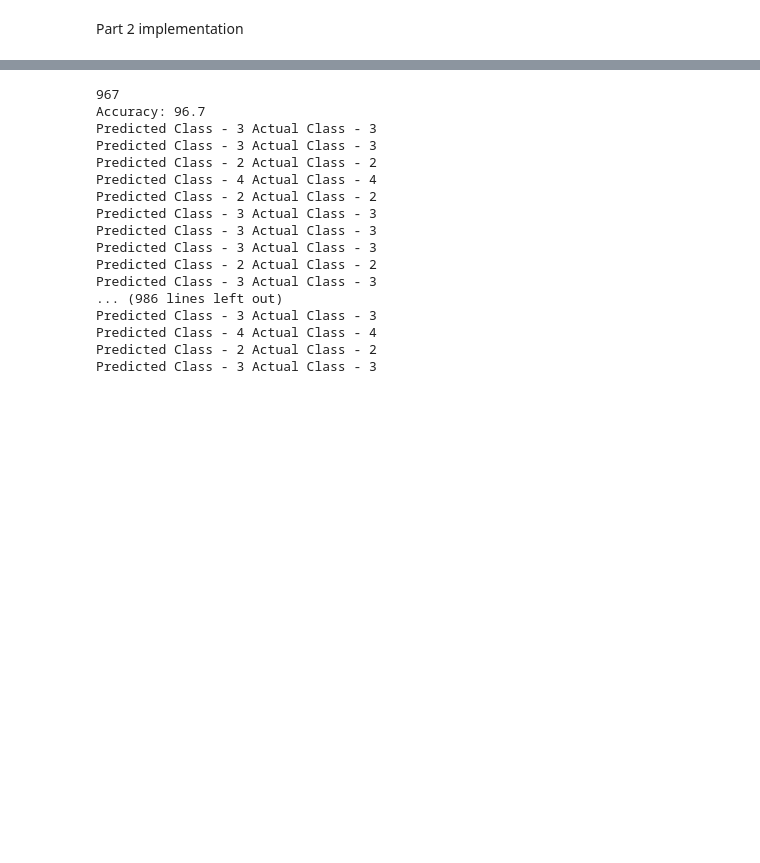
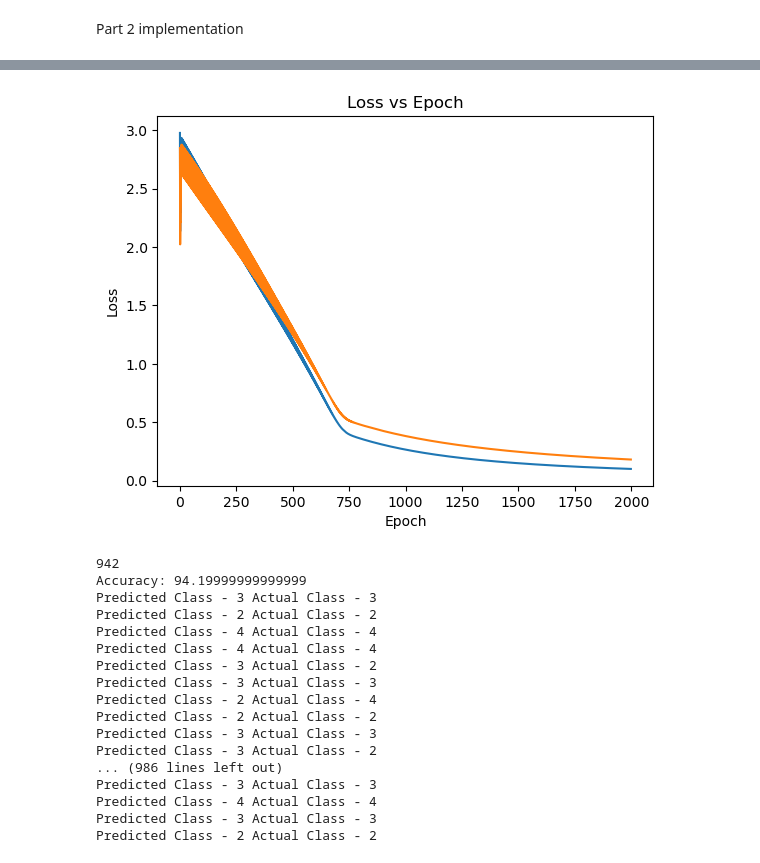
Before and after one commit to sprutxz/IntroToAI, a Jupyter notebook: Project3.ipynb, the cells around one changed output, grey strips where cells are left out. Drawn from its saved outputs; the diff is of its cells as text; code cells hidden in the pictures; blank space fills up the shorter version.

Commit message:
graphing losses

```diff
--- a/Project3.ipynb
+++ b/Project3.ipynb
@@ -176,7 +176,7 @@ testModel([1, 0, 1, 0, 0], weights, alpha, y)
 # %% [markdown]
 Data generation for part 2
 # %%
-diagrams = 5000 #number of max diagrams to be stored in Memory class
+diagrams = 6000 #number of max diagrams to be stored in Memory class
 train_size = 1000 #number of samples to be generated
 test_size = 1000 #number of samples to be used for testing
 memory = Memory(diagrams) #more than diagrams and the oldest diagram stored will be removed
@@ -238,31 +247,53 @@ class Model():
         self.W = W
         self.b = b
         self.epsilon = 1e-10
+        self.train_loss_history = []
+        self.test_loss_history = []
 
-    def fit(self, X, Y, learning_rate = 0.001, epochs = 10):
+    def fit(self, X_train, Y_train, X_test, Y_test, learning_rate = 0.001, epochs = 10):
         for epoch in range(epochs):
 
-            #forward propagation
-            Z = np.dot(X, self.W) + self.b
-            A = softmax(Z)
+            #forward propagation for training
+            Z_train = np.dot(X_train, self.W) + self.b
+            A_train = softmax(Z_train)
 
-            loss = -np.mean(np.sum(Y * np.log(A + self.epsilon), axis=1)) #calculating the loss
+            loss_train = -np.mean(np.sum(Y_train * np.log(A_train + self.epsilon), axis=1)) #calculating the loss
+            self.train_loss_history.append(loss_train)
+
+            # Forward pass for test data
+            Z_test = np.dot(X_test, self.W) + self.b
+            A_test = softmax(Z_test)
+
+            loss_test = -np.mean(np.sum(Y_test * np.log(A_test + self.epsilon), axis=1))
+            self.test_loss_history.append(loss_test)
 
             #calculating the gradients
-            dW = (1/Y.shape[0]) * np.dot(X.T, (A-Y))
-            db = (1/Y.shape[0]) * np.sum(A-Y, axis=0)
+            dW = (1/Y_train.shape[0]) * np.dot(X_train.T, (A_train-Y_train))
+            db = (1/Y_train.shape[0]) * np.sum(A_train-Y_train, axis=0)
 
             #updating the weights and biases
             self.W -= learning_rate * dW
             self.b -= learning_rate * db
 
             if i%100 == 0:
-                print("Epoch: ", epoch, "Loss: ", loss)
+                print("Epoch: ", epoch, "Loss: ", loss_train)
+
+        train_losses = self.train_loss_history[1:]
+        test_losses = self.test_loss_history[1:]
+        self.plot_loss(train_losses, test_losses)
 
     def predict(self, X): #prediction function
         Z = np.dot(X, self.W) + self.b
         probs = softmax(Z)
         return np.argmax(probs, axis=1) + 1
+
+    def plot_loss(self, train_loss_history, test_loss_history):
+        plt.plot(train_loss_history, label = "train loss")
+        plt.plot(test_loss_history, label = "test loss")
+        plt.xlabel('Epoch')
+        plt.ylabel('Loss')
+        plt.title('Loss vs Epoch')
+        plt.show()
 # %%
 num_classes = 4
 num_features = X_train.shape[1]
@@ -290,3 +303,4 @@ Epoch:  999 Loss:  0.3309447274115001
 # %%
-model.fit(X_train, Y_train, 0.01, 1000)
+#training the model
+model.fit(X_train, Y_train, X_test, Y_test, learning_rate=0.01, epochs = 1000)
 # %% [output]
@@ -310,5 +307,5 @@ Epoch:  999 Loss:  0.06634434082537174
+[figure, added]
 # %%
-X_test, Y_test = process_data(test_diagram_arr, test_y_arr)
 predictions = model.predict(X_test)
 
 correct_predictions = np.sum(predictions == test_y_arr)
@@ -319,23 +316,23 @@ print(f"Accuracy: {accuracy}")
 for i, predicted_class in enumerate(predictions):
     print(f"Predicted Class - {predicted_class} Actual Class - {test_y_arr[i]}")
 # %% [output]
-967
-Accuracy: 96.7
-Predicted Class - 3 Actual Class - 3
+942
+Accuracy: 94.19999999999999
 Predicted Class - 3 Actual Class - 3
 Predicted Class - 2 Actual Class - 2
 Predicted Class - 4 Actual Class - 4
+Predicted Class - 4 Actual Class - 4
+Predicted Class - 3 Actual Class - 2
+Predicted Class - 3 Actual Class - 3
+Predicted Class - 2 Actual Class - 4
 Predicted Class - 2 Actual Class - 2
 Predicted Class - 3 Actual Class - 3
-Predicted Class - 3 Actual Class - 3
-Predicted Class - 3 Actual Class - 3
-Predicted Class - 2 Actual Class - 2
-Predicted Class - 3 Actual Class - 3
+Predicted Class - 3 Actual Class - 2
 ... (986 lines left out)
 Predicted Class - 3 Actual Class - 3
 Predicted Class - 4 Actual Class - 4
+Predicted Class - 3 Actual Class - 3
 Predicted Class - 2 Actual Class - 2
-Predicted Class - 3 Actual Class - 3
 # %%
 def min_max_scaling(feature, min_value, max_value):
     return (feature - min_value) / (max_value - min_value)
```
Also changed, not shown: parts of 5 cells of this notebook.
